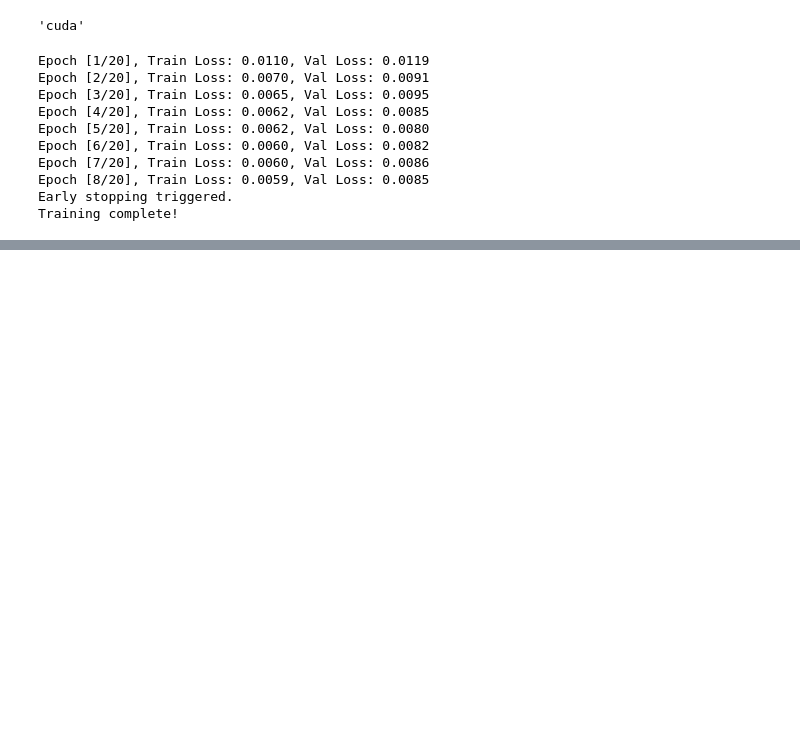
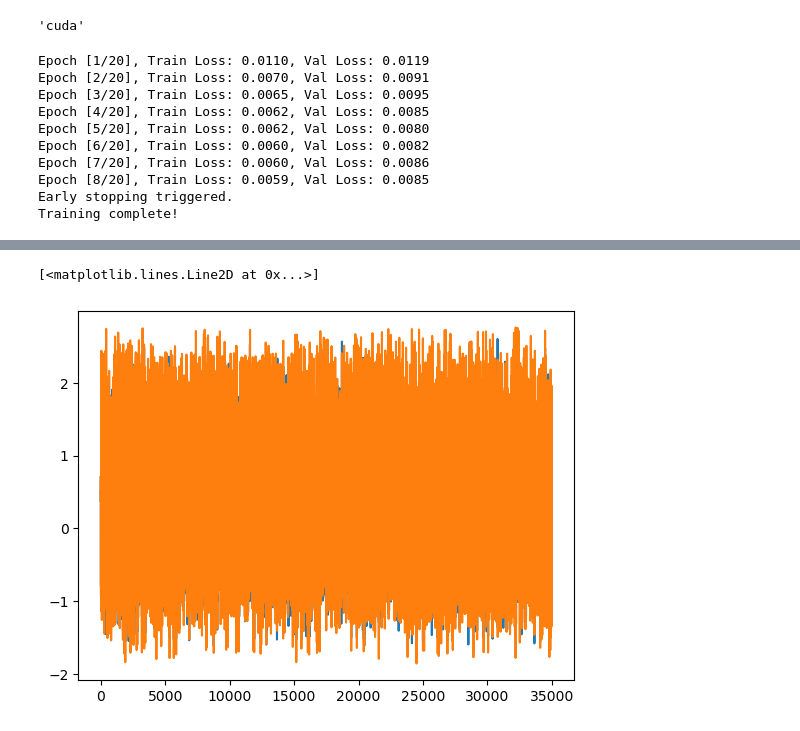
Before and after one commit to AtanasKolevNBU/PhD, a Jupyter notebook: notebooks/data_exploration/data_preparation.ipynb, the cells around one changed output, grey strips where cells are left out. Drawn from its saved outputs; the diff is of its cells as text; code cells hidden in the pictures; blank space fills up the shorter version.

```diff
--- a/notebooks/data_exploration/data_preparation.ipynb
+++ b/notebooks/data_exploration/data_preparation.ipynb
@@ -301,0 +368,4 @@ MAPE: 0.031034529209136963
+# %%
+model = LSTM_AR(input_size = 1, hidden_size=128, num_layers=3)
+# %%
+model.load_state_dict(torch.load(r"D:\Repositories\PhD\models\best_lstm_model.pth"))
@@ -301,0 +381,2 @@ MAPE: 0.031034529209136963
+# %%
+test_sample = df.sample(35000)[['FAULT', 'resultant_vibration_magnitude_normal_dist']]
@@ -301,0 +385,2 @@ MAPE: 0.031034529209136963
+# %%
+y_pred = forecast_real_data(model, test_sample['resultant_vibration_magnitude_normal_dist'])
@@ -301,0 +402,6 @@ MAPE: 0.031034529209136963
+# %%
+plt.plot(y_pred.reset_index(drop=True))
+plt.plot(test_sample.loc[y_pred.index, 'resultant_vibration_magnitude_normal_dist'].reset_index(drop=True))
+# %% [output]
+[<matplotlib.lines.Line2D at 0x...>]
+[figure, added]
```
Also changed, not shown: parts of 32 cells of this notebook, 2 other files.
